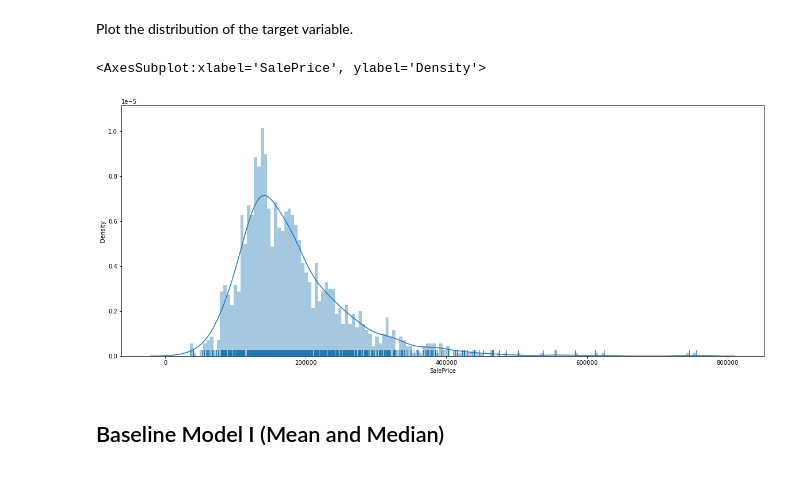
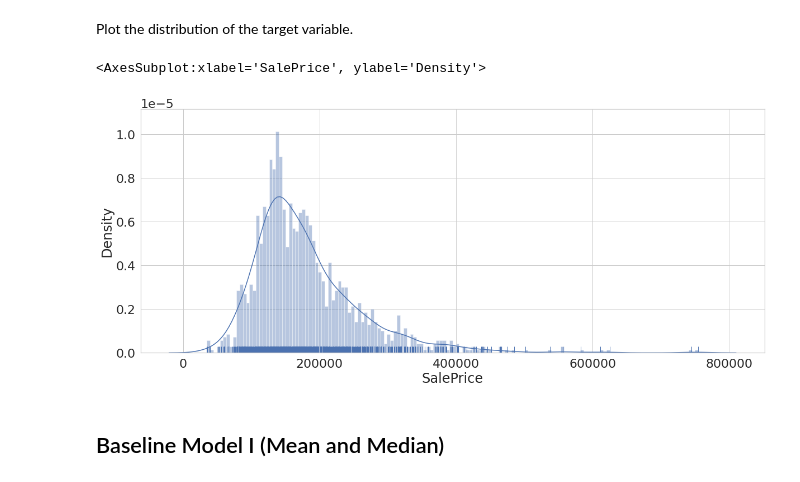
Before and after one commit to MarcusAlexanderC/Kaggle_Houses, a Jupyter notebook: 1_houses.ipynb, the cells around one changed output. Drawn from its saved outputs; the diff is of its cells as text; code cells hidden in the pictures.

Commit message:
Modify plots in 1_houses

```diff
--- a/1_houses.ipynb
+++ b/1_houses.ipynb
@@ -117,11 +117,15 @@ test = clean_drop_cols(test)
 # %% [markdown]
 Plot some drop_cols to see if they should be considered ordinal or categorical
 # %%
+sns.set(font_scale = 8)
+sns.set_style("whitegrid")
 drop_cols_plot = drop_cols.copy()
 drop_cols_plot.remove('LotFrontage')
-fig, axes = plt.subplots(1, len(drop_cols_plot), figsize = (100, 10))
+fig, axes = plt.subplots(3, 2, figsize = (125, 100))
 for i, col in enumerate(drop_cols_plot):
-    sns.stripplot(data = train.fillna(-999), x = col, y = 'SalePrice', ax = axes.flat[i], jitter = True)
-    sns.boxplot(data = train.fillna(-999), x = col, y = 'SalePrice', ax = axes[i], color = 'white')
+    sns.stripplot(data = train.fillna(-999), x = col, y = 'SalePrice', ax = axes.flat[i], jitter = True, size = 25)
+    sns.boxplot(data = train.fillna(-999), x = col, y = 'SalePrice', ax = axes.flat[i], color = 'white', \
+                linewidth = 2.5)
     #sns.distplot(X[col], ax = axes.flat[i], kde = False)
+fig.delaxes(axes[2,1])
 # %% [output]
@@ -139,11 +143,13 @@ X_train, X_val, y_train, y_val = train_test_split(X, y, test_size = 0.2, random_
 # %% [markdown]
 Plot the distribution of the target variable.
 # %%
+sns.set(font_scale = 2)
+sns.set_style("whitegrid")
 plt.figure(figsize = (20, 8))
 sns.distplot(y, rug = True, kde = True, bins=150)
 # %% [output]
 <AxesSubplot:xlabel='SalePrice', ylabel='Density'>
-[figure, old version]
+[figure, new version]
 # %% [markdown]
 ## Baseline Model I (Mean and Median)
 # %%
```
Also changed, not shown: parts of 4 cells of this notebook.
